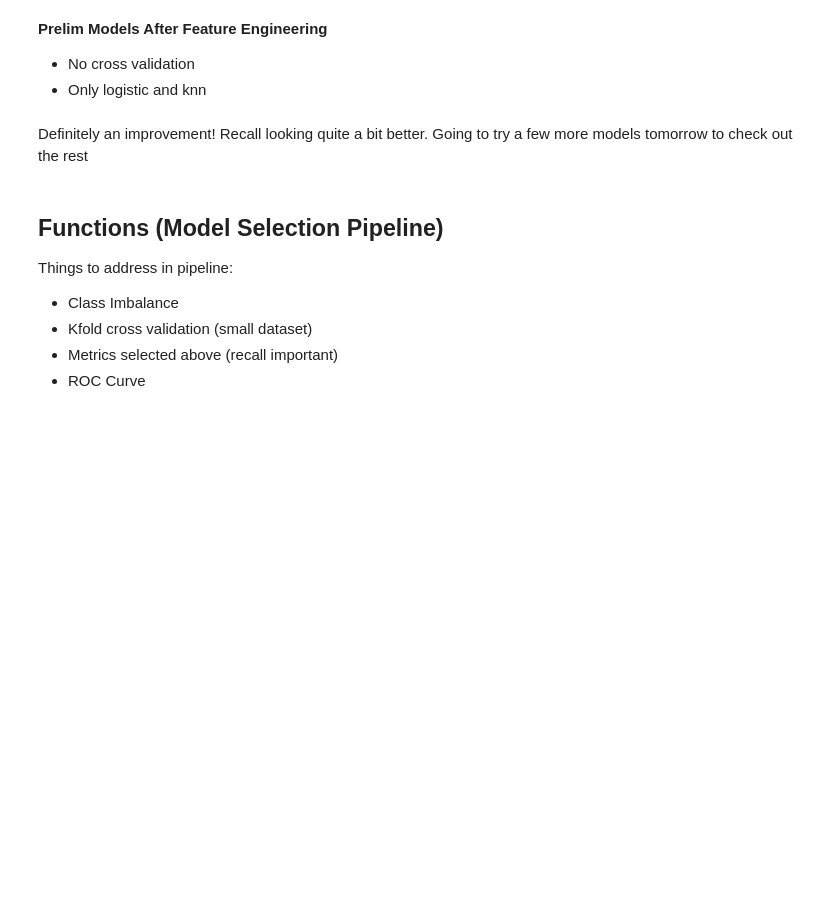
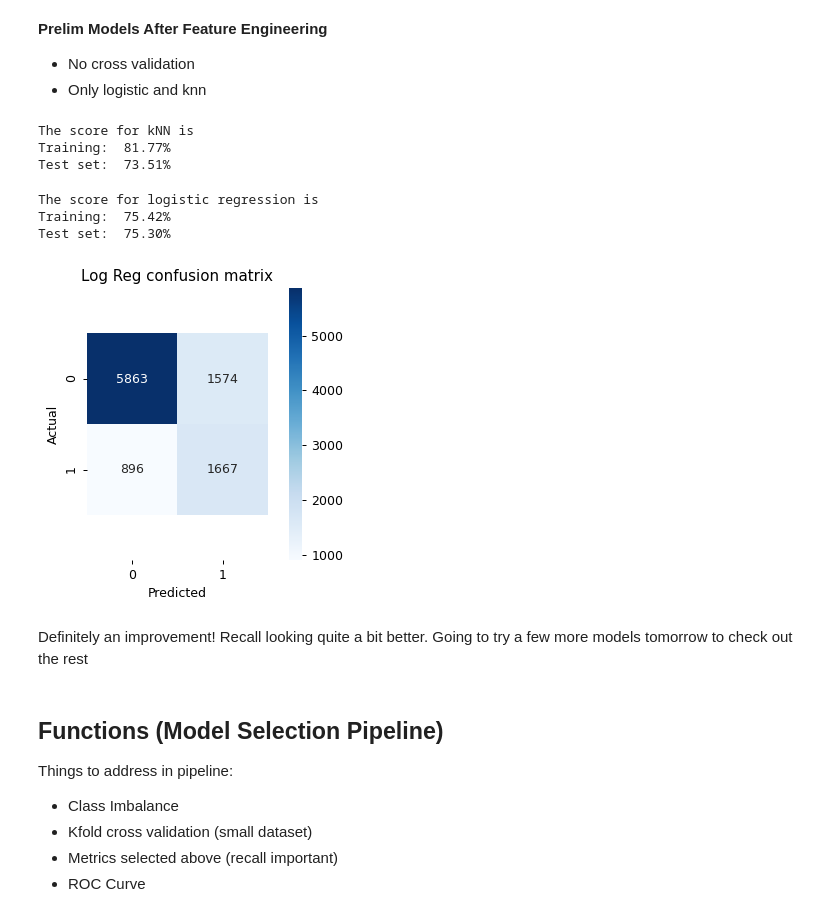
Before and after one commit to nhorton04/p3_mb, a Jupyter notebook: model_pipeline.ipynb, the cells around one changed output. Cells and saved outputs as stored; diff of their text form; code cells hidden in the pictures; blank space fills up the shorter version.

Commit message:
ssh test

```diff
--- a/model_pipeline.ipynb
+++ b/model_pipeline.ipynb
@@ -385,27 +468,37 @@ train_df.head()
 - Only logistic and knn
 # %%
 knn = KNeighborsClassifier(n_neighbors=5)
-knn.fit(Xs_train, ys_train)
+knn.fit(Zs_train, ys_train)
 print("The score for kNN is")
-print("Training: {:6.2f}%".format(100*knn.score(X_train, y_train)))
-print("Test set: {:6.2f}%".format(100*knn.score(X_test, y_test)))
+print("Training: {:6.2f}%".format(100*knn.score(Zs_train, ys_train)))
+print("Test set: {:6.2f}%".format(100*knn.score(Zs_test, ys_test)))
+# %% [output]
+The score for kNN is
+Training:  81.77%
+Test set:  73.51%
 # %%
 logit = LogisticRegression(C = 0.95)
-logit.fit(X_train, y_train)
+logit.fit(Zs_train, ys_train)
 print("The score for logistic regression is")
-print("Training: {:6.2f}%".format(100*logit.score(X_train, y_train)))
-print("Test set: {:6.2f}%".format(100*logit.score(X_test, y_test)))
+print("Training: {:6.2f}%".format(100*logit.score(Zs_train, ys_train)))
+print("Test set: {:6.2f}%".format(100*logit.score(Zs_test, ys_test)))
+# %% [output]
+The score for logistic regression is
+Training:  75.42%
+Test set:  75.30%
 # %%
-logit_confusion = confusion_matrix(logit.predict(X_test), y_test)
+logit_confusion = confusion_matrix(logit.predict(Zs_test), ys_test)
 fig, ax = plt.subplots(dpi=90)
 #plt.figure(dpi=90)
-sns.heatmap(logit_confusion, cmap=plt.cm.Blues, annot=True, square=True)
+sns.heatmap(logit_confusion, cmap=plt.cm.Blues, annot=True, square=True, fmt='d')
 bottom, top = ax.get_ylim()
 ax.set_ylim(bottom + 0.5, top - 0.5)
 
 plt.xlabel('Predicted')
 plt.ylabel('Actual')
 plt.title('Log Reg confusion matrix');
+# %% [output]
+[figure, added]
 # %%
 y_predict = logit.predict(X_test)
 print("Default threshold:")
```
Also changed, not shown: parts of 28 cells of this notebook.
